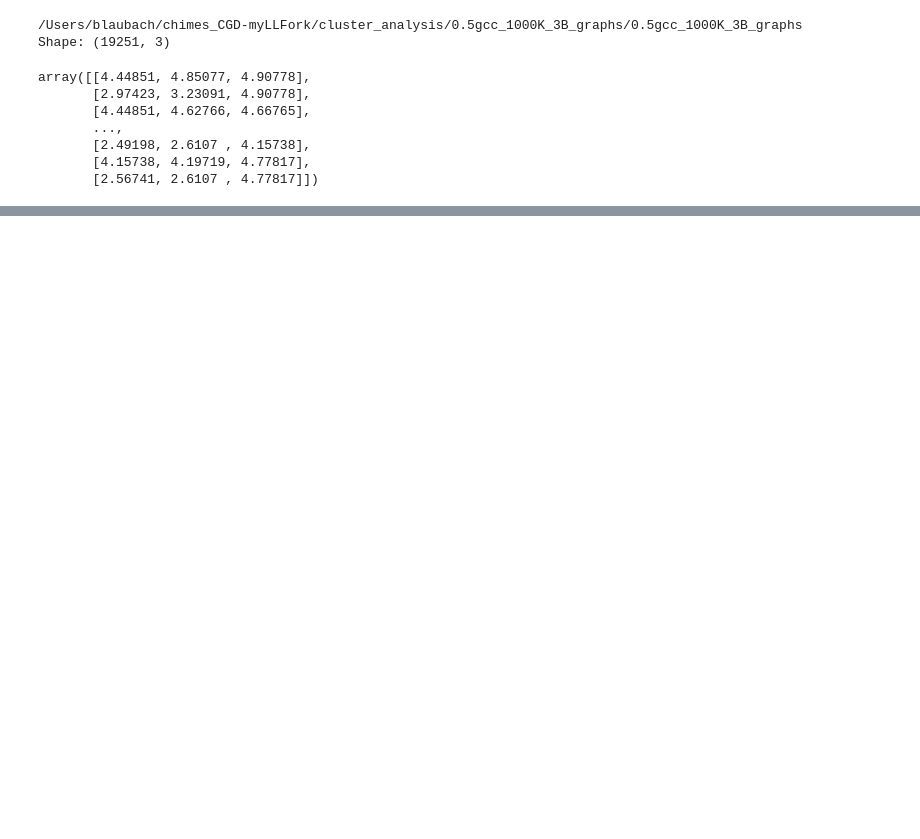
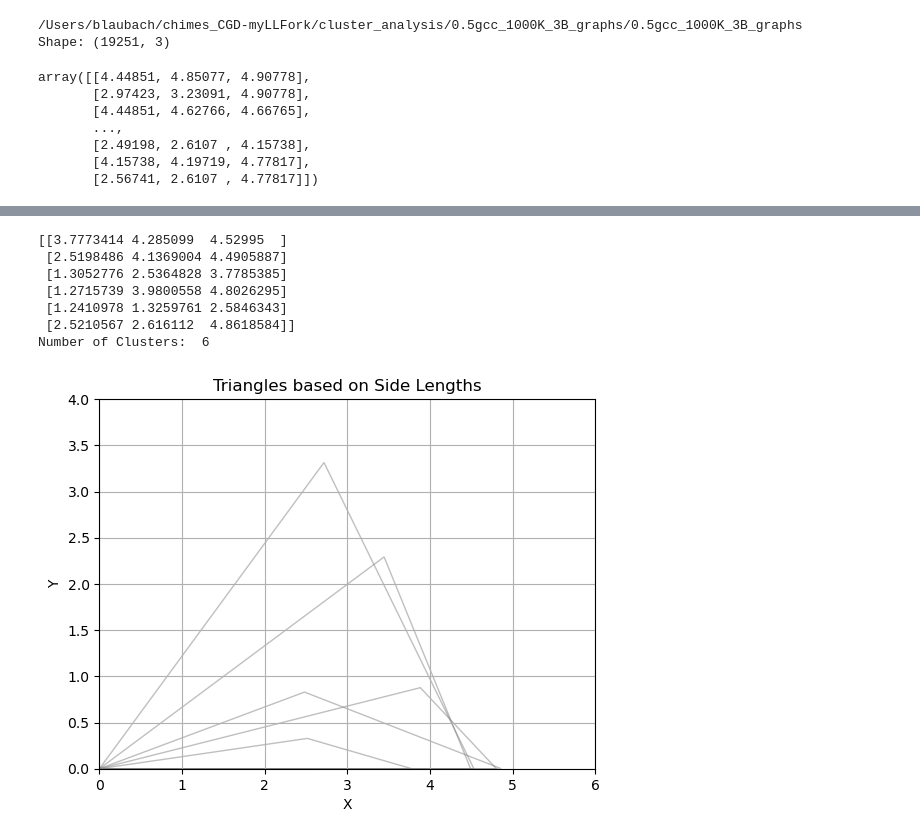
Before and after one commit to laubachb/chimes_CGD-myLLFork, a Jupyter notebook: cluster_analysis/0.5gcc_1000K_3B_graphs/0.5gcc_1000K_3B_graphs/umap_3bs.ipynb, the cells around one changed output, grey strips where cells are left out. Saved outputs shown, nothing was run; the diff lists cells and outputs as text; code cells hidden in the pictures; blank space fills up the shorter version.

```diff
--- a/cluster_analysis/0.5gcc_1000K_3B_graphs/0.5gcc_1000K_3B_graphs/umap_3bs.ipynb
+++ b/cluster_analysis/0.5gcc_1000K_3B_graphs/0.5gcc_1000K_3B_graphs/umap_3bs.ipynb
@@ -99,0 +226,53 @@ plt.show()
+# %%
+from matplotlib.patches import Polygon
+
+def coordinates_of_triangle_given_SSS(a, b, c):
+    """a, b and c are lengths of the sides of a triangle"""
+
+    A = (0, 0) # coordinates of vertex A
+
+    B = (c, 0) # coordinates of vertex B
+
+    C_x = b * float(b**2 + c**2 - a**2) / (2 * b * c)
+    C_y = float(np.sqrt(b**2 - C_x**2)) # square root
+
+    C = (float(C_x), float(C_y)) # coordinates of vertex C
+
+    vertices = np.array([A,B,C])
+    return vertices
+
+fig, ax = plt.subplots()
+
+inv_transformed_points = umap_model.inverse_transform(centroids)
+print(inv_transformed_points)
+
+print("Number of Clusters: ", len(inv_transformed_points))
+
+for row in inv_transformed_points:
+    a, b, c = row
+    coords = coordinates_of_triangle_given_SSS(a, b, c)
+    edge_color = (0.5, 0.5, 0.5, 0.5)  # RGBA tuple for transparent grey
+    p = Polygon(coords, edgecolor=edge_color, facecolor='none')
+    ax.add_patch(p)
+
+# Set plot limits
+plt.xlim(0, 15)
+plt.ylim(0, 15)
+
+plt.xlabel('X')
+plt.ylabel('Y')
+plt.title('Triangles based on Side Lengths')
+
+plt.grid(True)
+plt.xlim(0,6)
+plt.ylim(0,4)
+plt.show()
+# %% [output]
+[[3.7773414 4.285099  4.52995  ]
+ [2.5198486 4.1369004 4.4905887]
+ [1.3052776 2.5364828 3.7785385]
+ [1.2715739 3.9800558 4.8026295]
+ [1.2410978 1.3259761 2.5846343]
+ [2.5210567 2.616112  4.8618584]]
+Number of Clusters:  6
+[figure, added]
```
Also changed, not shown: parts of 4 cells of this notebook.
